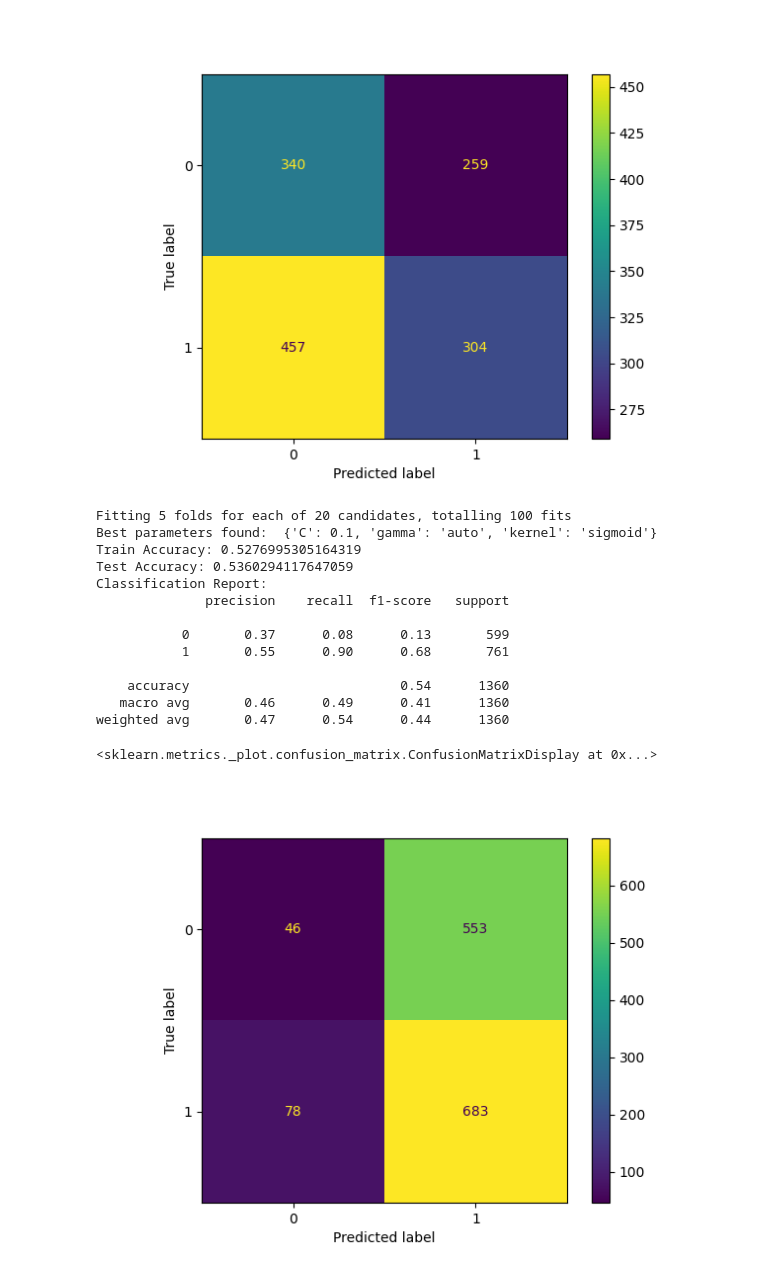
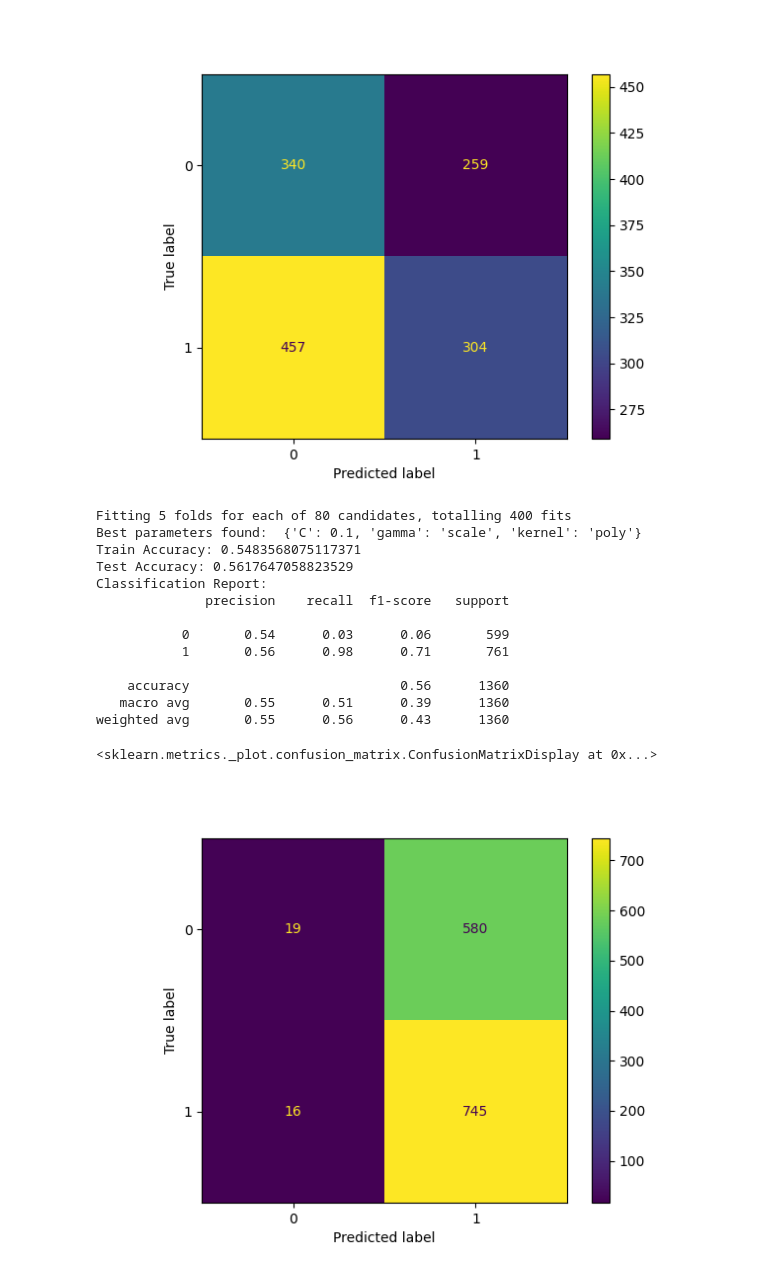
Before and after one commit to Kussil/Financial_Sentiment_LLM, a Jupyter notebook: 04_Stock_Modeling/Aggregated_Stock_Data/Gemini_Prompt2/Stock_Modeling_Prompt2_Gemini_SVM_exclPQ.ipynb, the cells around one changed output. Saved outputs shown, nothing was run; the diff lists cells and outputs as text; code cells hidden in the pictures.

```diff
--- a/04_Stock_Modeling/Aggregated_Stock_Data/Gemini_Prompt2/Stock_Modeling_Prompt2_Gemini_SVM_exclPQ.ipynb
+++ b/04_Stock_Modeling/Aggregated_Stock_Data/Gemini_Prompt2/Stock_Modeling_Prompt2_Gemini_SVM_exclPQ.ipynb
@@ -513,7 +515,7 @@ test_accuracies = []
 param_grid = {
     'C': [0.1, 1, 10, 100],
     'gamma': ['scale', 'auto', 0.01, 0.1, 1],
-    'kernel': ['sigmoid']
+    'kernel': ['sigmoid', 'linear', 'rbf', 'poly']
 }
 
 # Create a Support Vector Machine classifier
@@ -527,43 +529,43 @@ grid_search.fit(X_train, y_train)
 
 # Output the best parameters
 print("Best parameters found: ", grid_search.best_params_)
 
 # Use the best estimator for predictions
 best_model = grid_search.best_estimator_
 
 # Predict on the training and test data
 y_train_pred = best_model.predict(X_train)
 y_test_pred = best_model.predict(X_test)
 
 # Calculate accuracy for the training and test data
 train_accuracy = accuracy_score(y_train, y_train_pred)
 test_accuracy = accuracy_score(y_test, y_test_pred)
 
 print('Train Accuracy:', train_accuracy)
 print('Test Accuracy:', test_accuracy)
 
 # Print classification report
 print("Classification Report:")
 print(classification_report(y_test, y_test_pred))
 
 # Plot confusion matrix
 ConfusionMatrixDisplay.from_estimator(best_model, X_test, y_test)
 # %% [output]
-Fitting 5 folds for each of 20 candidates, totalling 100 fits
-Best parameters found:  {'C': 0.1, 'gamma': 'auto', 'kernel': 'sigmoid'}
-Train Accuracy: 0.5276995305164319
-Test Accuracy: 0.5360294117647059
+Fitting 5 folds for each of 80 candidates, totalling 400 fits
+Best parameters found:  {'C': 0.1, 'gamma': 'scale', 'kernel': 'poly'}
+Train Accuracy: 0.5483568075117371
+Test Accuracy: 0.5617647058823529
 Classification Report:
               precision    recall  f1-score   support
 
-           0       0.37      0.08      0.13       599
-           1       0.55      0.90      0.68       761
+           0       0.54      0.03      0.06       599
+           1       0.56      0.98      0.71       761
 
-    accuracy                           0.54      1360
-   macro avg       0.46      0.49      0.41      1360
-weighted avg       0.47      0.54      0.44      1360
+    accuracy                           0.56      1360
+   macro avg       0.55      0.51      0.39      1360
+weighted avg       0.55      0.56      0.43      1360
 <sklearn.metrics._plot.confusion_matrix.ConfusionMatrixDisplay at 0x...>
-[figure, old version]
+[figure, new version]
 # %%
 # Set up for SVM on the Full Dataset
 
```
Also changed, not shown: parts of 6 cells of this notebook.
